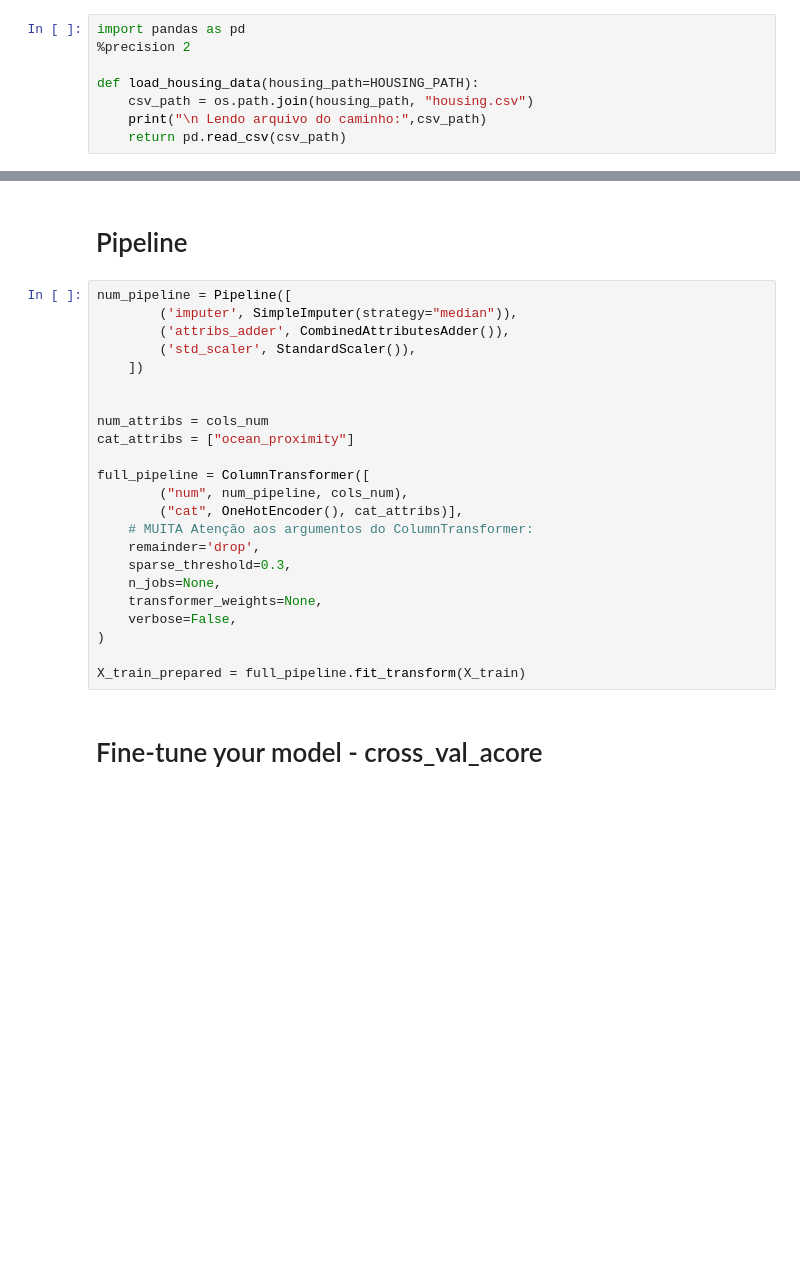
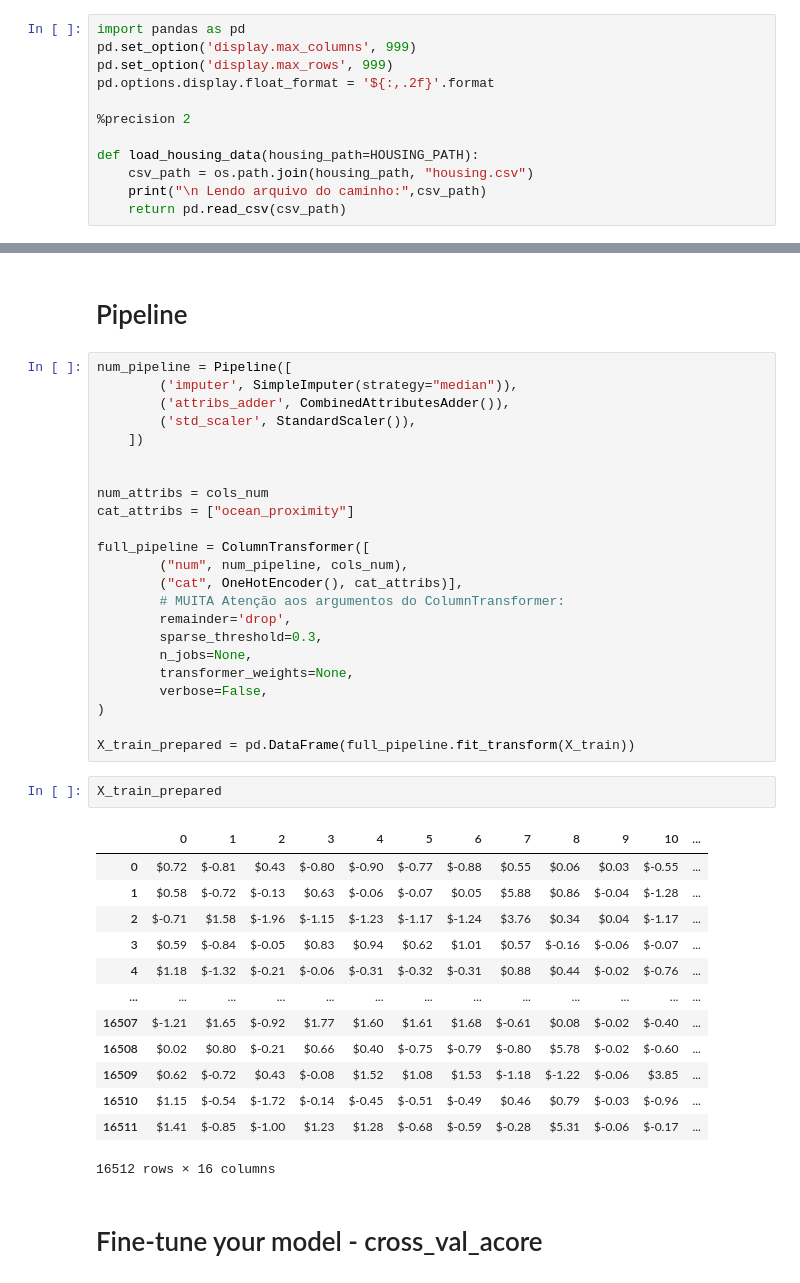
Before and after one commit to viggiano75/hands_on_ml, a Jupyter notebook: cap_02_pipeline_simples.ipynb, the cells around one changed output, grey strips where cells are left out. Saved outputs shown, nothing was run; the diff lists cells and outputs as text; blank space fills up the shorter version.

```diff
--- a/cap_02_pipeline_simples.ipynb
+++ b/cap_02_pipeline_simples.ipynb
@@ -81,6 +81,10 @@ def fetch_housing_data(housing_url=HOUSING_URL, housing_path=HOUSING_PATH):
 fetch_housing_data()
 # %%
 import pandas as pd
+pd.set_option('display.max_columns', 999)
+pd.set_option('display.max_rows', 999)
+pd.options.display.float_format = '${:,.2f}'.format
+
 %precision 2
 
 def load_housing_data(housing_path=HOUSING_PATH):
@@ -225,14 +229,30 @@ cat_attribs = ["ocean_proximity"]
 full_pipeline = ColumnTransformer([
         ("num", num_pipeline, cols_num),
         ("cat", OneHotEncoder(), cat_attribs)],
-    # MUITA Atenção aos argumentos do ColumnTransformer:
-    remainder='drop',
-    sparse_threshold=0.3,
-    n_jobs=None,
-    transformer_weights=None,
-    verbose=False,
+        # MUITA Atenção aos argumentos do ColumnTransformer:
+        remainder='drop',
+        sparse_threshold=0.3,
+        n_jobs=None,
+        transformer_weights=None,
+        verbose=False,
 )
 
-X_train_prepared = full_pipeline.fit_transform(X_train)
+X_train_prepared = pd.DataFrame(full_pipeline.fit_transform(X_train))
+# %%
+X_train_prepared
+# %% [output]
+|  | 0 | 1 | 2 | 3 | 4 | 5 | 6 | 7 | 8 | 9 | 10 | ... |
+| 0 | $0.72 | $-0.81 | $0.43 | $-0.80 | $-0.90 | $-0.77 | $-0.88 | $0.55 | $0.06 | $0.03 | $-0.55 | ... |
+| 1 | $0.58 | $-0.72 | $-0.13 | $0.63 | $-0.06 | $-0.07 | $0.05 | $5.88 | $0.86 | $-0.04 | $-1.28 | ... |
+| 2 | $-0.71 | $1.58 | $-1.96 | $-1.15 | $-1.23 | $-1.17 | $-1.24 | $3.76 | $0.34 | $0.04 | $-1.17 | ... |
+| 3 | $0.59 | $-0.84 | $-0.05 | $0.83 | $0.94 | $0.62 | $1.01 | $0.57 | $-0.16 | $-0.06 | $-0.07 | ... |
+| 4 | $1.18 | $-1.32 | $-0.21 | $-0.06 | $-0.31 | $-0.32 | $-0.31 | $0.88 | $0.44 | $-0.02 | $-0.76 | ... |
+| ... | ... | ... | ... | ... | ... | ... | ... | ... | ... | ... | ... | ... |
+| 16507 | $-1.21 | $1.65 | $-0.92 | $1.77 | $1.60 | $1.61 | $1.68 | $-0.61 | $0.08 | $-0.02 | $-0.40 | ... |
+| 16508 | $0.02 | $0.80 | $-0.21 | $0.66 | $0.40 | $-0.75 | $-0.79 | $-0.80 | $5.78 | $-0.02 | $-0.60 | ... |
+| 16509 | $0.62 | $-0.72 | $0.43 | $-0.08 | $1.52 | $1.08 | $1.53 | $-1.18 | $-1.22 | $-0.06 | $3.85 | ... |
+| 16510 | $1.15 | $-0.54 | $-1.72 | $-0.14 | $-0.45 | $-0.51 | $-0.49 | $0.46 | $0.79 | $-0.03 | $-0.96 | ... |
+| 16511 | $1.41 | $-0.85 | $-1.00 | $1.23 | $1.28 | $-0.68 | $-0.59 | $-0.28 | $5.31 | $-0.06 | $-0.17 | ... |
+16512 rows × 16 columns
 # %% [markdown]
 # Fine-tune your model - cross_val_acore
```
Also changed, not shown: parts of 25 cells of this notebook, 1 other file.
